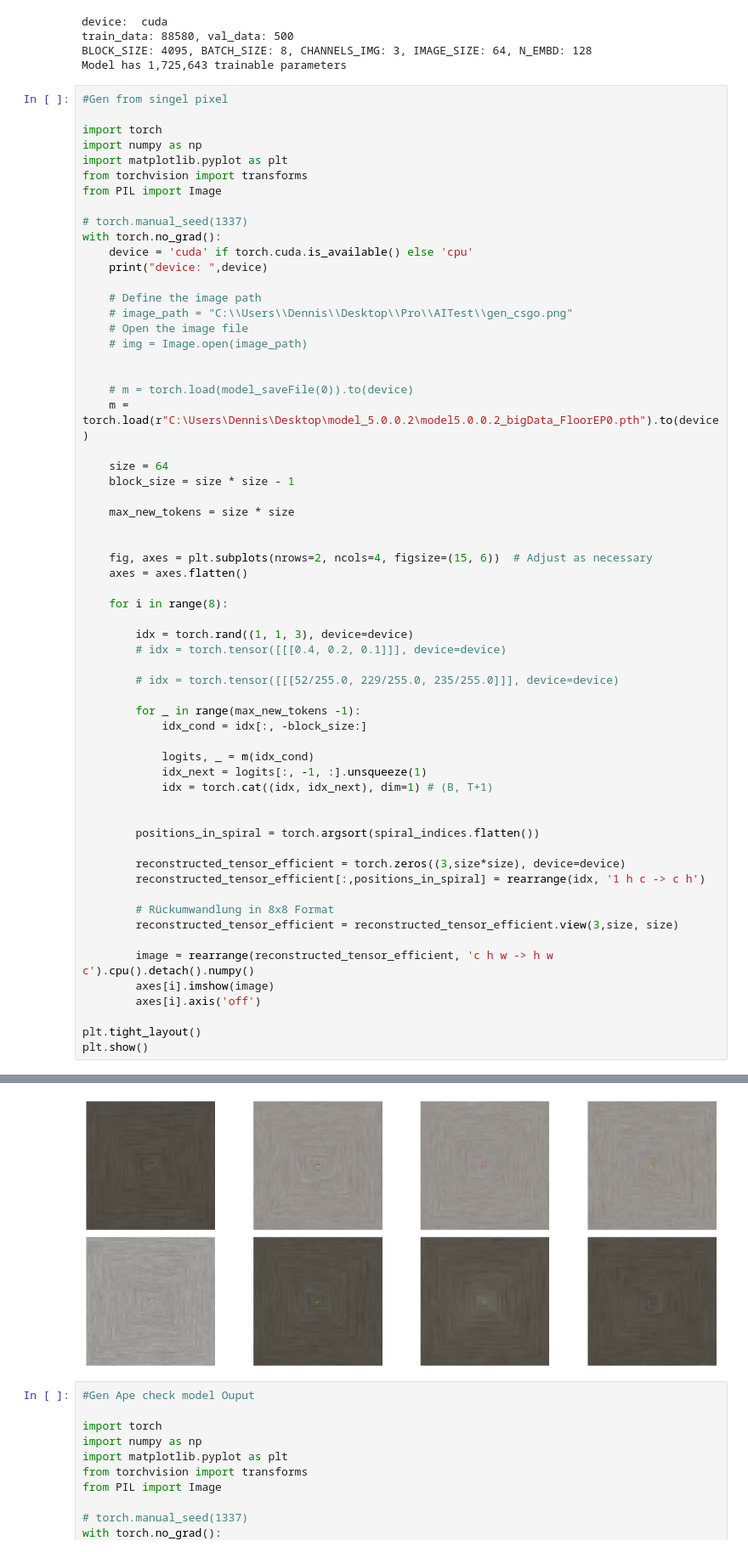
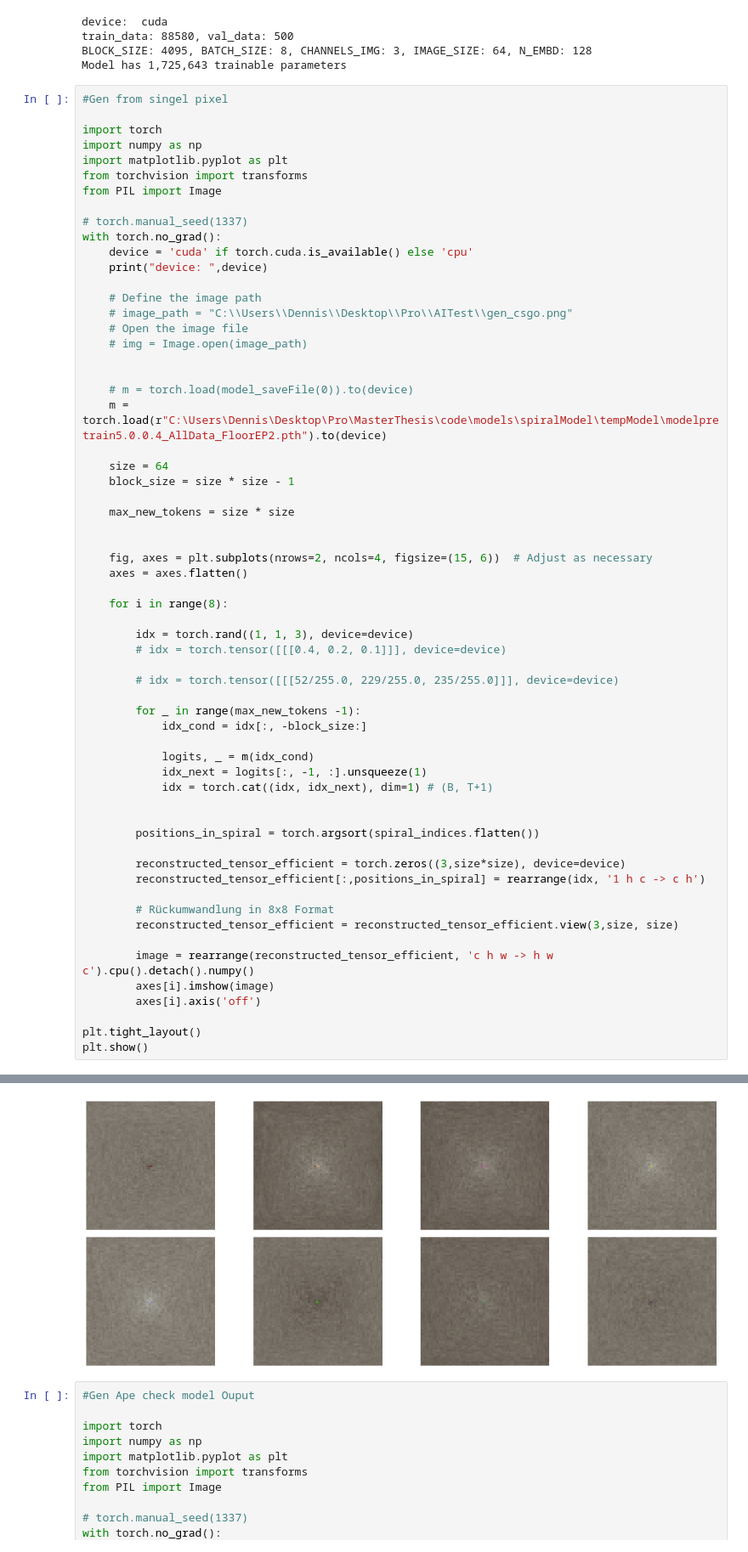
Before and after one commit to DennisGoss99/MasterThesis, a Jupyter notebook: code/models/spiralModel/spiralModelTest5.0.0.1.ipynb, the cells around one changed output, grey strips where cells are left out. Shown at 85% size. Saved outputs shown, nothing was run; the diff lists cells and outputs as text.

```diff
--- a/code/models/spiralModel/spiralModelTest5.0.0.1.ipynb
+++ b/code/models/spiralModel/spiralModelTest5.0.0.1.ipynb
@@ -312,7 +312,7 @@ with torch.no_grad():
 
 
     # m = torch.load(model_saveFile(0)).to(device)
-    m = torch.load(r"C:\Users\Dennis\Desktop\model_5.0.0.2\model5.0.0.2_bigData_FloorEP0.pth").to(device)
+    m = torch.load(r"C:\Users\Dennis\Desktop\Pro\MasterThesis\code\models\spiralModel\tempModel\modelpretrain5.0.0.4_AllData_FloorEP2.pth").to(device)
 
     size = 64
     block_size = size * size - 1
@@ -327,34 +327,34 @@ with torch.no_grad():
 
         idx = torch.rand((1, 1, 3), device=device)
         # idx = torch.tensor([[[0.4, 0.2, 0.1]]], device=device)
 
         # idx = torch.tensor([[[52/255.0, 229/255.0, 235/255.0]]], device=device)
 
         for _ in range(max_new_tokens -1):
             idx_cond = idx[:, -block_size:]
 
             logits, _ = m(idx_cond)
             idx_next = logits[:, -1, :].unsqueeze(1)
             idx = torch.cat((idx, idx_next), dim=1) # (B, T+1)
 
 
         positions_in_spiral = torch.argsort(spiral_indices.flatten())
 
         reconstructed_tensor_efficient = torch.zeros((3,size*size), device=device)
         reconstructed_tensor_efficient[:,positions_in_spiral] = rearrange(idx, '1 h c -> c h')
 
         # Rückumwandlung in 8x8 Format
         reconstructed_tensor_efficient = reconstructed_tensor_efficient.view(3,size, size)
 
         image = rearrange(reconstructed_tensor_efficient, 'c h w -> h w c').cpu().detach().numpy()
         axes[i].imshow(image)
         axes[i].axis('off')
 
 plt.tight_layout()
 plt.show()
 # %% [output]
 device:  cuda
-[figure, old version]
+[figure, new version]
 # %%
 #Gen Ape check model Ouput
 
```
Also changed, not shown: parts of 2 cells of this notebook, 2 other files.
